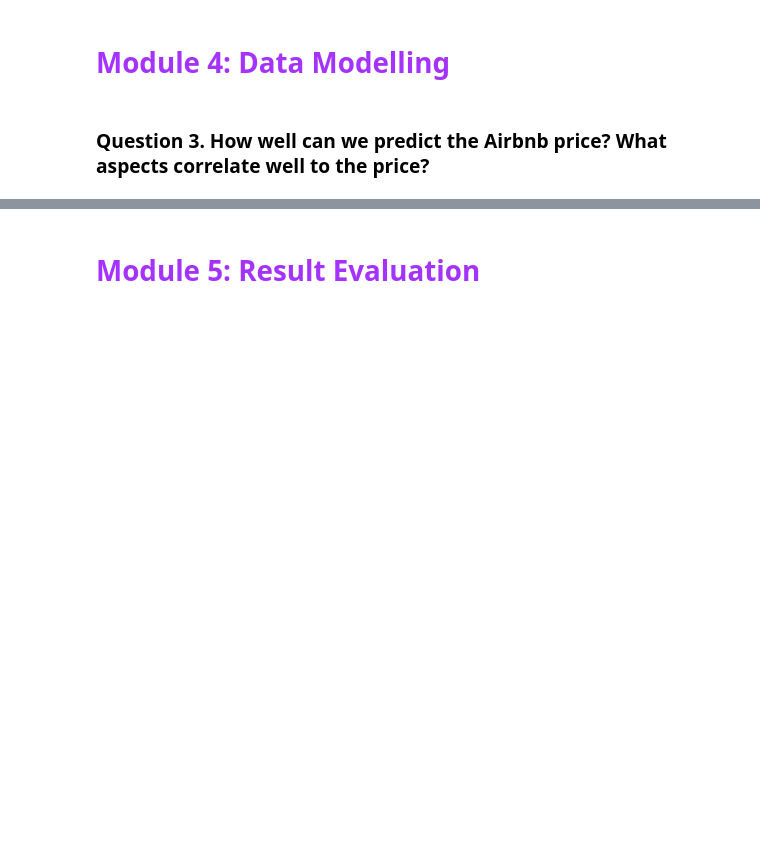
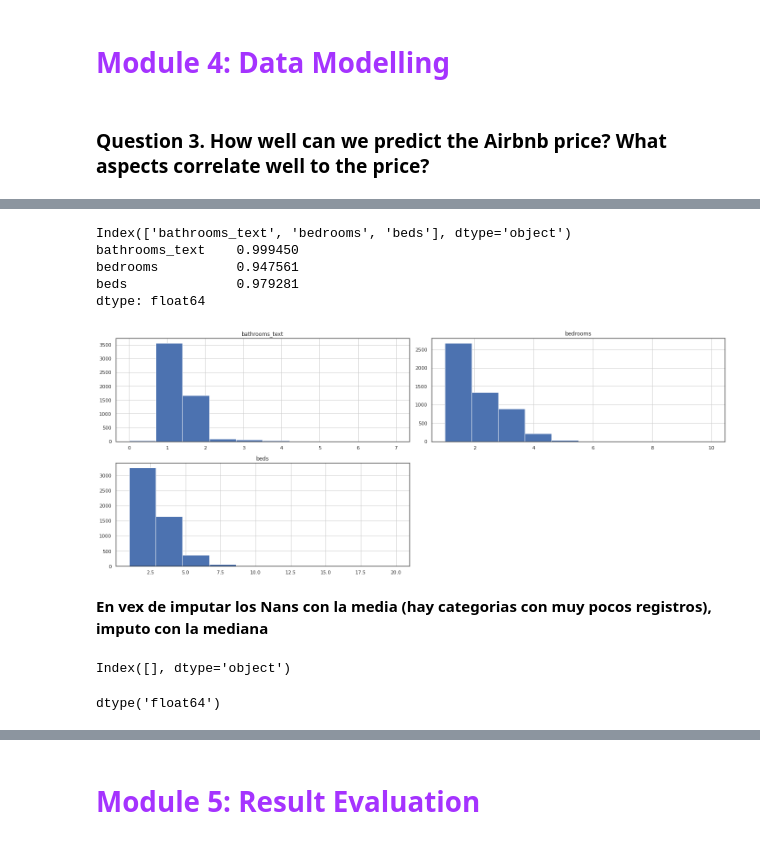
Before and after one commit to MartaBallesterB/DS_projects_nanodegree, a Jupyter notebook: Writing a Data Scientist Blog Post/Valencia_Airbnb_dataset.ipynb, the cells around one changed output, grey strips where cells are left out. Cells and saved outputs as stored; diff of their text form; code cells hidden in the pictures; blank space fills up the shorter version.

```diff
--- a/Writing a Data Scientist Blog Post/Valencia_Airbnb_dataset.ipynb
+++ b/Writing a Data Scientist Blog Post/Valencia_Airbnb_dataset.ipynb
@@ -653,0 +485,3 @@ Accuracy: 63.4 %.
+# %%
+listings_copy.property_type = listings_copy.property_type.fillna('Other')
+listings_copy.property_type.value_counts()
@@ -653,0 +494,6 @@ Accuracy: 63.4 %.
+# %%
+listings_copy['bathrooms_text'] = listings_copy.loc[:,'bathrooms_text'].str.split(' ').str[0]
+listings_copy['bathrooms_text'] = listings_copy.loc[:,'bathrooms_text'].replace({'Half-bath': 0.5, 'Shared': 0.5, 'Private': 1}, regex=True).astype(float)
+
+listings_copy['bathrooms_text'].value_counts()
+listings_copy.bathrooms_text.value_counts()
@@ -653,0 +516,2 @@ Accuracy: 63.4 %.
+# %%
+listings_copy.instant_bookable = listings_copy.instant_bookable.replace({"t": 1, "f": 0})
@@ -653,0 +535,4 @@ Accuracy: 63.4 %.
+# %%
+# One-hot-encoding the variables
+final_listings = pd.get_dummies(listings_copy)
+final_listings.head()
@@ -653,0 +547,17 @@ Accuracy: 63.4 %.
+# %%
+# Checking columns with NaN values
+print(final_listings.columns[(1 - final_listings.isnull().mean()) < 1])
+# Check the % of NaN values
+print((1 - final_listings[['bathrooms_text', 'bedrooms', 'beds']].isnull().mean()))
+# %% [output]
+Index(['bathrooms_text', 'bedrooms', 'beds'], dtype='object')
+bathrooms_text    0.999450
+bedrooms          0.947561
+beds              0.979281
+dtype: float64
+# %%
+final_listings[['bathrooms_text', 'bedrooms', 'beds']].hist(figsize=(20,8));
+# %% [output]
+[figure, added]
+# %% [markdown]
+**En vex de imputar los Nans con la media (hay categorias con muy pocos registros), imputo con la mediana**
@@ -653,0 +567,8 @@ Accuracy: 63.4 %.
+# %%
+print(final_listings.columns[(1 - final_listings.isnull().mean()) < 1])
+# %% [output]
+Index([], dtype='object')
+# %%
+final_listings.beds.dtypes
+# %% [output]
+dtype('float64')
```
Also changed, not shown: parts of 76 cells of this notebook.
